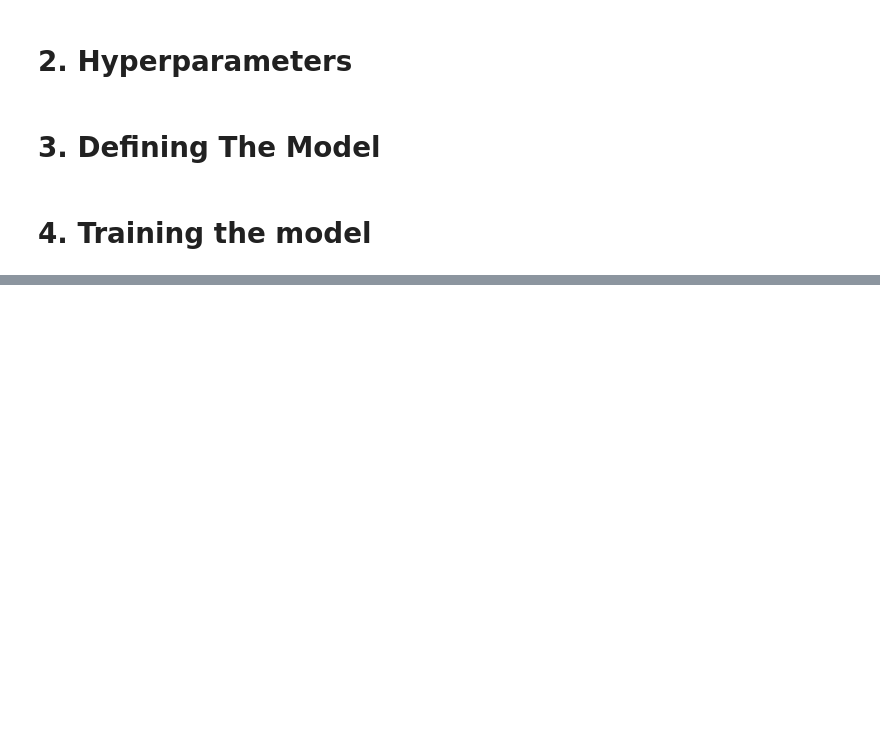
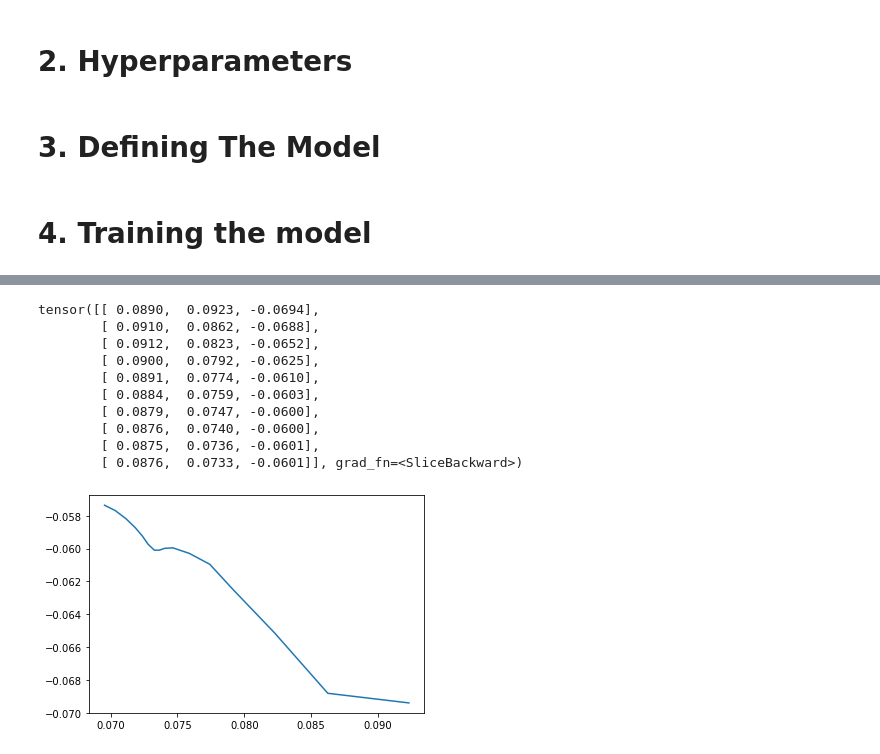
Before and after one commit to madkerpe/poc_ddht_pytorch, a Jupyter notebook: main_poc.ipynb, the cells around one changed output, grey strips where cells are left out. Cells and saved outputs as stored; diff of their text form; code cells hidden in the pictures; blank space fills up the shorter version.

```diff
--- a/main_poc.ipynb
+++ b/main_poc.ipynb
@@ -148,0 +62,53 @@ NameError: name 'model' is not defined
+# %%
+from torch.nn import MSELoss
+from tqdm import trange, tqdm
+
+from torch.optim import Adam
+from torch.utils.tensorboard import SummaryWriter
+from dynamicDeepHit import EncoderRNN, AttnDecoderRNN
+
+#poc_raw_dataset = PocDataset(num_cases=2**5)
+data_loader = torch.utils.data.DataLoader(test_poc_raw_dataset,batch_size=1)
+
+NUM_EPOCHS = 5000
+LEARNING_RATE = 0.0001
+input_size = 3
+output_size = input_size
+hidden_size = 256
+MAX_LENGTH = 30
+
+# initialize model
+encoder = EncoderRNN(input_size, hidden_size)
+decoder = AttnDecoderRNN(hidden_size, output_size, MAX_LENGTH)
+
+# intialize optimizer
+optimizer_encoder = Adam(encoder.parameters(), lr=LEARNING_RATE)
+optimizer_decoder = Adam(decoder.parameters(), lr=LEARNING_RATE)
+
+# initialize loss
+mse_loss = MSELoss()
+writer = SummaryWriter()
+# %%
+test_encoder_hidden_vector = torch.zeros(MAX_LENGTH, encoder.hidden_size)
+test_encoder_output_vector = torch.zeros(MAX_LENGTH, encoder.input_size)
+test_encoder_hidden = encoder.initHidden()
+
+for ei in range(test_batch.size(1)):
+        test_encoder_input = test_batch[0][ei].view(1,1,-1)
+        test_encoder_output, test_encoder_hidden = encoder(test_encoder_input, test_encoder_hidden)
+        test_encoder_output_vector[ei] = test_encoder_output
+
+plt.plot(np.array(test_encoder_output_vector.detach()[:int(test_time_to_event[0]),1]), test_encoder_output_vector.detach()[:int(test_time_to_event[0]),2])
+print(test_encoder_output_vector[:10])
+# %% [output]
+tensor([[ 0.0890,  0.0923, -0.0694],
+        [ 0.0910,  0.0862, -0.0688],
+        [ 0.0912,  0.0823, -0.0652],
+        [ 0.0900,  0.0792, -0.0625],
+        [ 0.0891,  0.0774, -0.0610],
+        [ 0.0884,  0.0759, -0.0603],
+        [ 0.0879,  0.0747, -0.0600],
+        [ 0.0876,  0.0740, -0.0600],
+        [ 0.0875,  0.0736, -0.0601],
+        [ 0.0876,  0.0733, -0.0601]], grad_fn=<SliceBackward>)
+[figure, added]
```
Also changed, not shown: parts of 11 cells of this notebook, 1 other file.
